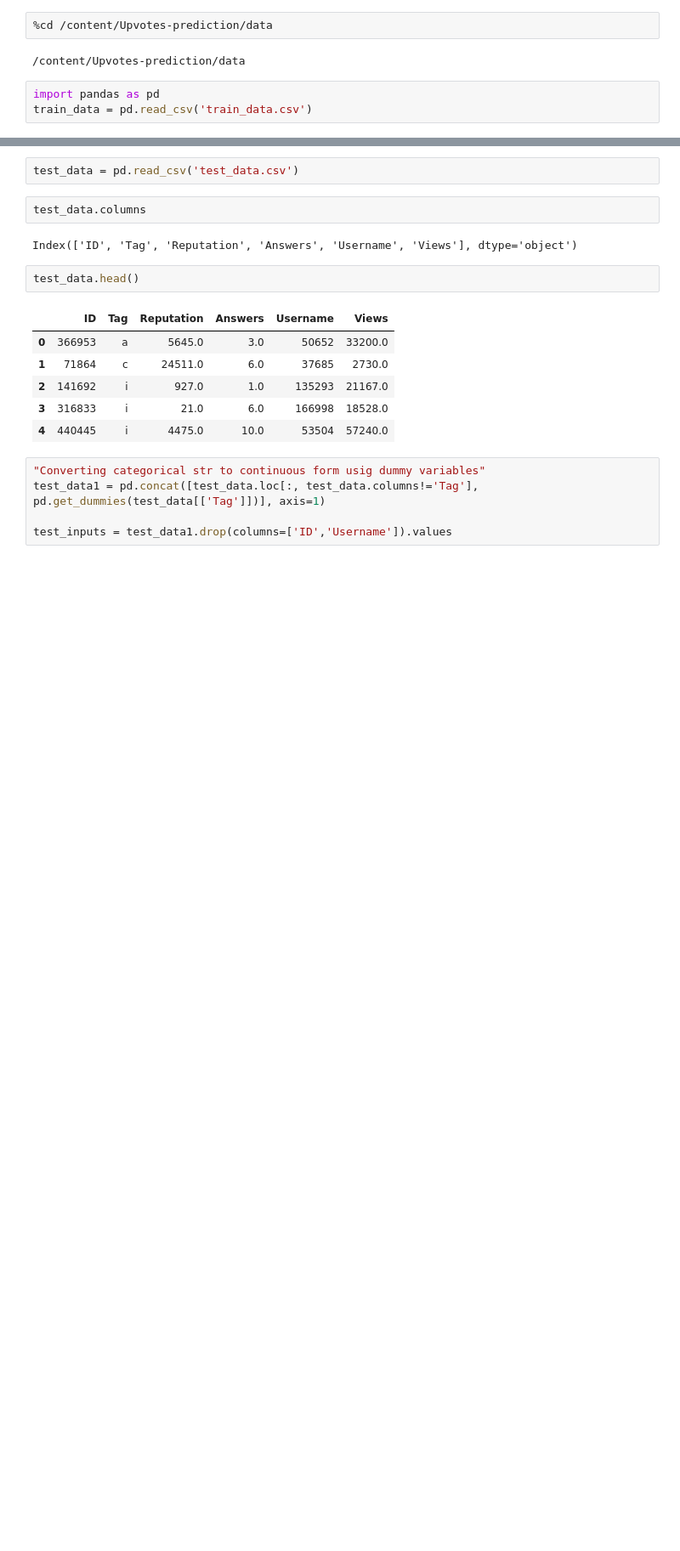
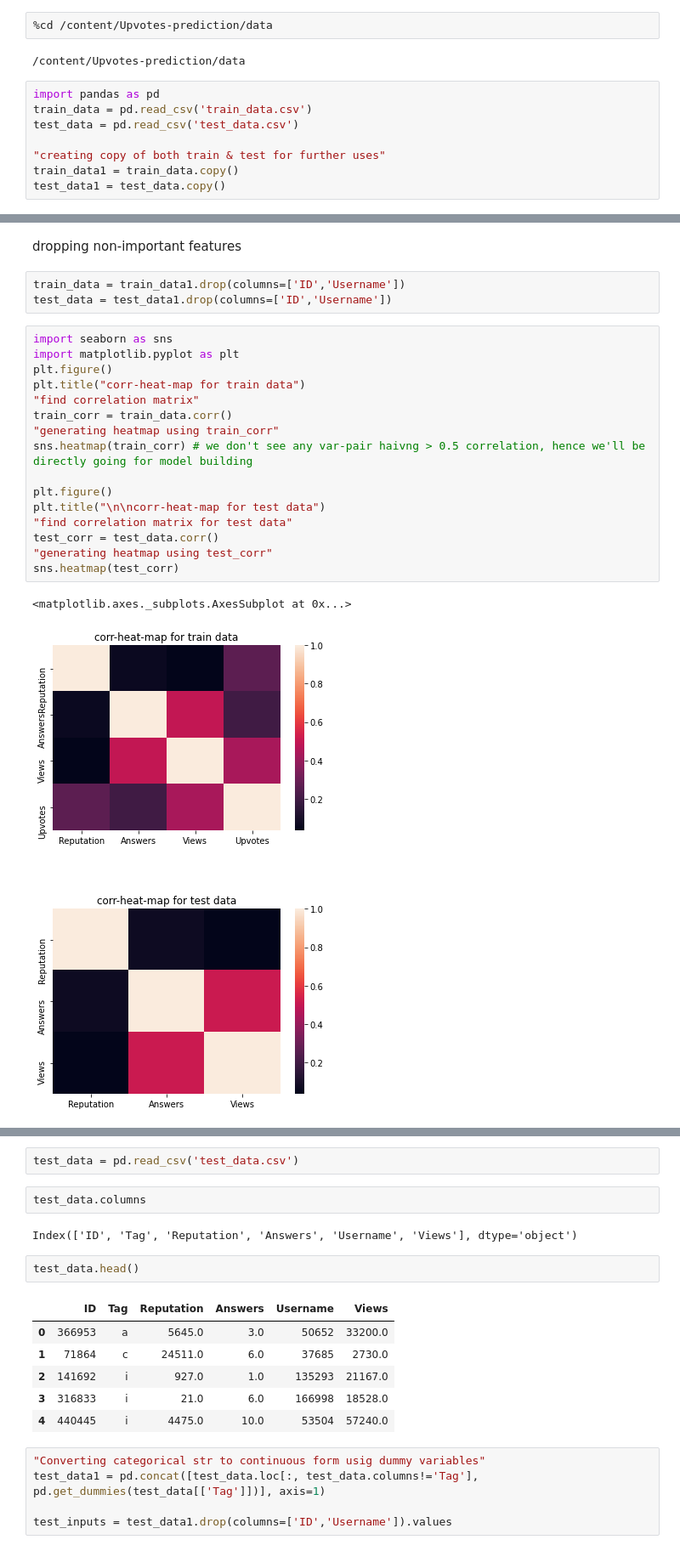
Before and after one commit to ram-swaroop/Upvotes-prediction, a Jupyter notebook: Upvote_prediction.ipynb, the cells around one changed output, grey strips where cells are left out. Shown: that part at 85% size. Saved outputs shown, nothing was run; the diff lists cells and outputs as text; blank space fills up the shorter version.

```diff
--- a/Upvote_prediction.ipynb
+++ b/Upvote_prediction.ipynb
@@ -16,3 +16,8 @@ Unpacking objects: 100% (11/11), done.
 # %%
 import pandas as pd
 train_data = pd.read_csv('train_data.csv')
+test_data = pd.read_csv('test_data.csv')
+
+"creating copy of both train & test for further uses"
+train_data1 = train_data.copy()
+test_data1 = test_data.copy()
@@ -25,0 +54,25 @@ Index(['ID', 'Tag', 'Reputation', 'Answers', 'Username', 'Views', 'Upvotes'], dt
+# %% [markdown]
+dropping non-important features
+# %%
+train_data = train_data1.drop(columns=['ID','Username'])
+test_data = test_data1.drop(columns=['ID','Username'])
+# %%
+import seaborn as sns
+import matplotlib.pyplot as plt
+plt.figure()
+plt.title("corr-heat-map for train data")
+"find correlation matrix"
+train_corr = train_data.corr()
+"generating heatmap using train_corr"
+sns.heatmap(train_corr) # we don't see any var-pair haivng > 0.5 correlation, hence we'll be directly going for model building
+
+plt.figure()
+plt.title("\n\ncorr-heat-map for test data")
+"find correlation matrix for test data"
+test_corr = test_data.corr()
+"generating heatmap using test_corr"
+sns.heatmap(test_corr)
+# %% [output]
+<matplotlib.axes._subplots.AxesSubplot at 0x...>
+[figure, added]
+[figure, added]
```
Also changed, not shown: parts of 18 cells of this notebook.
